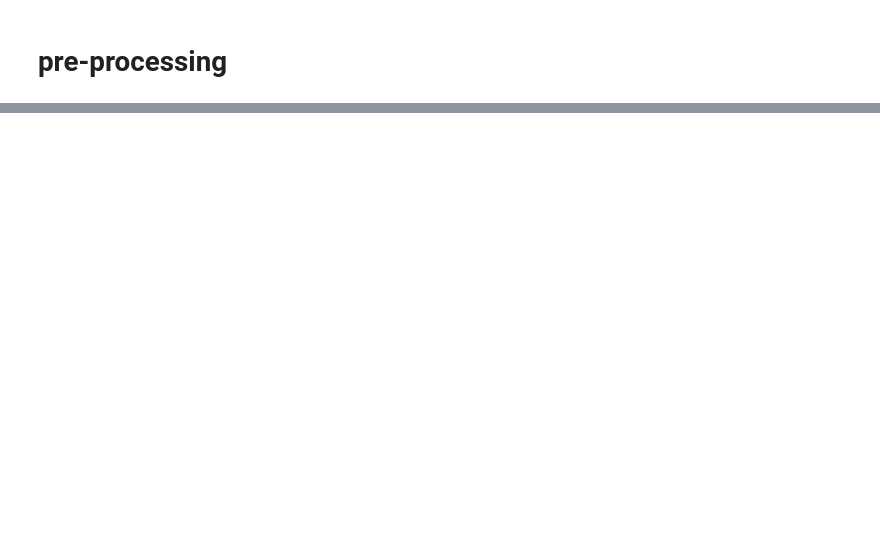
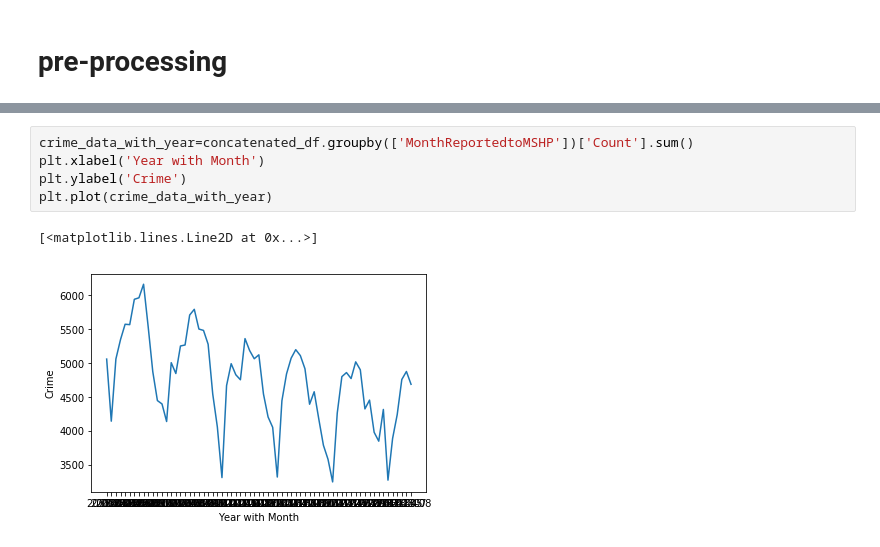
Before and after one commit to riddhikshrestha/stl-crime-prediction, a Jupyter notebook: pre-processing.ipynb, the cells around one changed output, grey strips where cells are left out. Saved outputs shown, nothing was run; the diff lists cells and outputs as text; blank space fills up the shorter version.

Commit message:
Basic Visualization using matplotlib library

```diff
--- a/pre-processing.ipynb
+++ b/pre-processing.ipynb
@@ -81,0 +131,8 @@ list(df.columns.values)
+# %%
+crime_data_with_year=concatenated_df.groupby(['MonthReportedtoMSHP'])['Count'].sum()
+plt.xlabel('Year with Month')
+plt.ylabel('Crime')
+plt.plot(crime_data_with_year)
+# %% [output]
+[<matplotlib.lines.Line2D at 0x...>]
+[figure, added]
```
Also changed, not shown: parts of 14 cells of this notebook, 57 other files.
